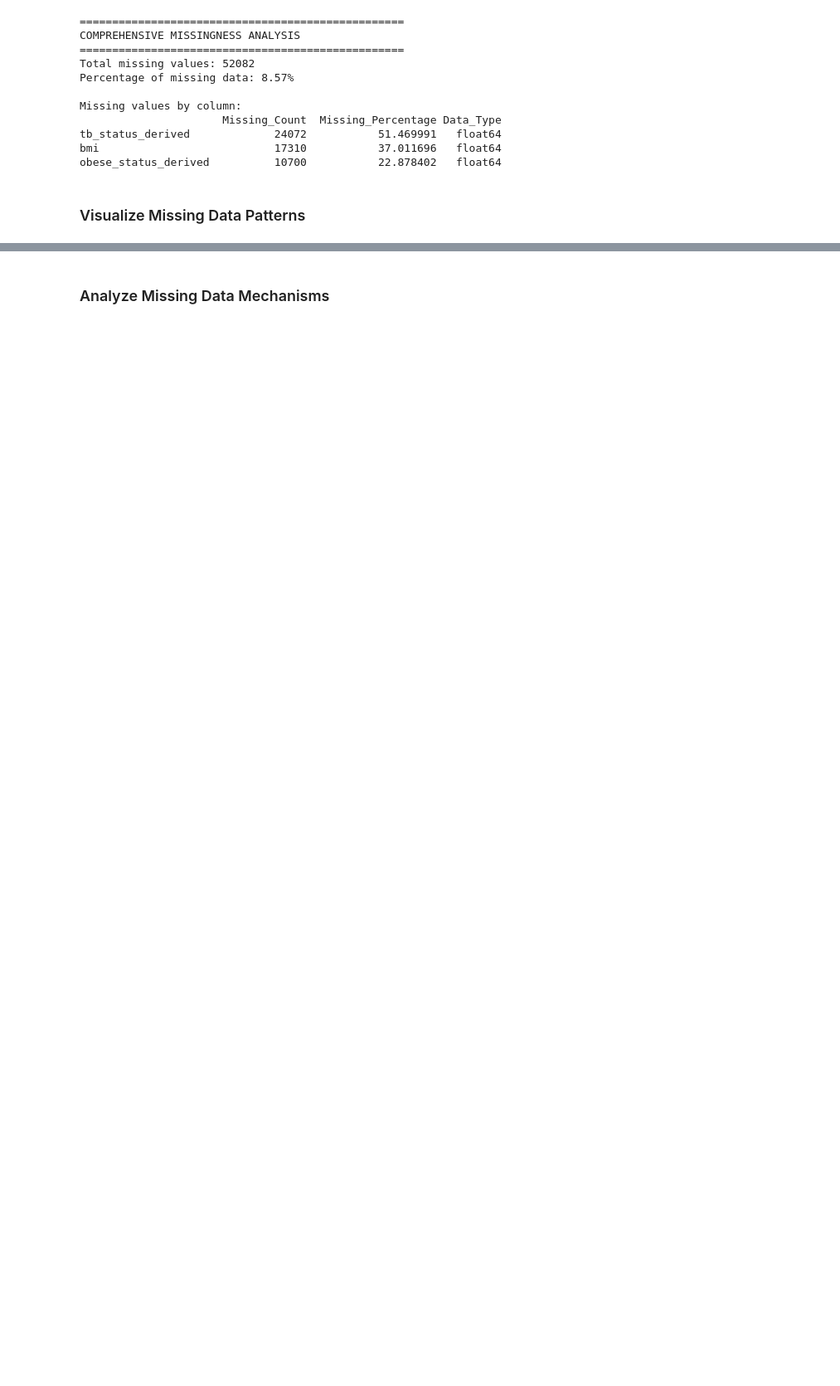
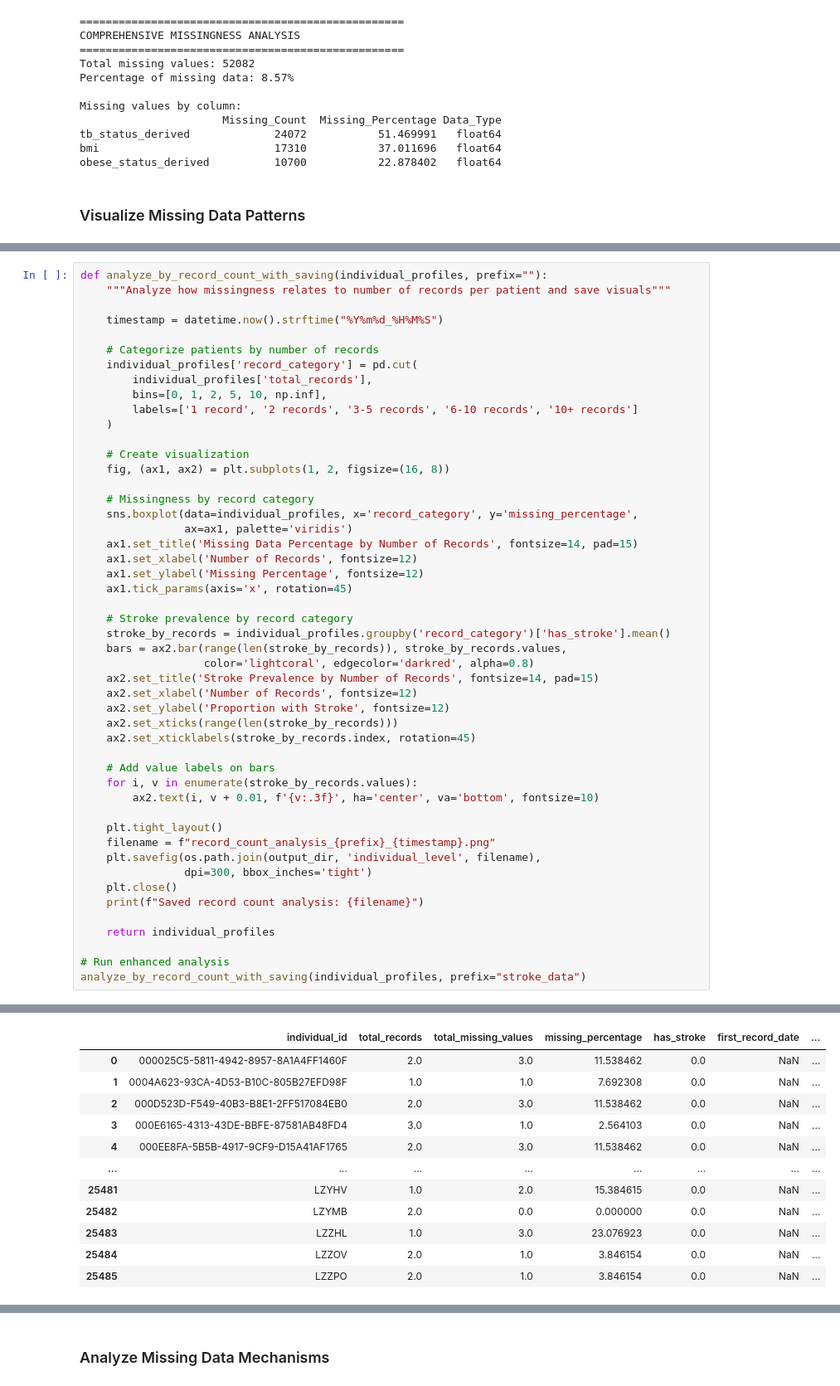
Before and after one commit to dmainagithub/stroke-work, a Jupyter notebook: Stroke_Data_Missingness_Advanced.ipynb, the cells around one changed output, grey strips where cells are left out. Shown: that part at 83% size. Saved outputs shown, nothing was run; the diff lists cells and outputs as text; blank space fills up the shorter version.

```diff
--- a/Stroke_Data_Missingness_Advanced.ipynb
+++ b/Stroke_Data_Missingness_Advanced.ipynb
@@ -163,0 +264,50 @@ visualize_missingness(df)
+# %%
+def analyze_by_record_count_with_saving(individual_profiles, prefix=""):
+    """Analyze how missingness relates to number of records per patient and save visuals"""
+
+    timestamp = datetime.now().strftime("%Y%m%d_%H%M%S")
+
+    # Categorize patients by number of records
+    individual_profiles['record_category'] = pd.cut(
+        individual_profiles['total_records'],
+        bins=[0, 1, 2, 5, 10, np.inf],
+        labels=['1 record', '2 records', '3-5 records', '6-10 records', '10+ records']
+    )
+
+    # Create visualization
+    fig, (ax1, ax2) = plt.subplots(1, 2, figsize=(16, 8))
+
+    # Missingness by record category
+    sns.boxplot(data=individual_profiles, x='record_category', y='missing_percentage',
+                ax=ax1, palette='viridis')
+    ax1.set_title('Missing Data Percentage by Number of Records', fontsize=14, pad=15)
+    ax1.set_xlabel('Number of Records', fontsize=12)
+    ax1.set_ylabel('Missing Percentage', fontsize=12)
+    ax1.tick_params(axis='x', rotation=45)
+
+    # Stroke prevalence by record category
+    stroke_by_records = individual_profiles.groupby('record_category')['has_stroke'].mean()
+    bars = ax2.bar(range(len(stroke_by_records)), stroke_by_records.values,
+                   color='lightcoral', edgecolor='darkred', alpha=0.8)
+    ax2.set_title('Stroke Prevalence by Number of Records', fontsize=14, pad=15)
+    ax2.set_xlabel('Number of Records', fontsize=12)
+    ax2.set_ylabel('Proportion with Stroke', fontsize=12)
+    ax2.set_xticks(range(len(stroke_by_records)))
+    ax2.set_xticklabels(stroke_by_records.index, rotation=45)
+
+    # Add value labels on bars
+    for i, v in enumerate(stroke_by_records.values):
+        ax2.text(i, v + 0.01, f'{v:.3f}', ha='center', va='bottom', fontsize=10)
+
+    plt.tight_layout()
+    filename = f"record_count_analysis_{prefix}_{timestamp}.png"
+    plt.savefig(os.path.join(output_dir, 'individual_level', filename),
+                dpi=300, bbox_inches='tight')
+    plt.close()
+    print(f"Saved record count analysis: {filename}")
+
+    return individual_profiles
+
+# Run enhanced analysis
+analyze_by_record_count_with_saving(individual_profiles, prefix="stroke_data")
+# %% [output]
@@ -163,0 +318,12 @@ visualize_missingness(df)
+|  | individual_id | total_records | total_missing_values | missing_percentage | has_stroke | first_record_date | ... |
+| 0 | 000025C5-5811-4942-8957-8A1A4FF1460F | 2.0 | 3.0 | 11.538462 | 0.0 | NaN | ... |
+| 1 | 0004A623-93CA-4D53-B10C-805B27EFD98F | 1.0 | 1.0 | 7.692308 | 0.0 | NaN | ... |
+| 2 | 000D523D-F549-40B3-B8E1-2FF517084EB0 | 2.0 | 3.0 | 11.538462 | 0.0 | NaN | ... |
+| 3 | 000E6165-4313-43DE-BBFE-87581AB48FD4 | 3.0 | 1.0 | 2.564103 | 0.0 | NaN | ... |
+| 4 | 000EE8FA-5B5B-4917-9CF9-D15A41AF1765 | 2.0 | 3.0 | 11.538462 | 0.0 | NaN | ... |
+| ... | ... | ... | ... | ... | ... | ... | ... |
+| 25481 | LZYHV | 1.0 | 2.0 | 15.384615 | 0.0 | NaN | ... |
+| 25482 | LZYMB | 2.0 | 0.0 | 0.000000 | 0.0 | NaN | ... |
+| 25483 | LZZHL | 1.0 | 3.0 | 23.076923 | 0.0 | NaN | ... |
+| 25484 | LZZOV | 2.0 | 1.0 | 3.846154 | 0.0 | NaN | ... |
+| 25485 | LZZPO | 2.0 | 1.0 | 3.846154 | 0.0 | NaN | ... |
```
Also changed, not shown: parts of 17 cells of this notebook.
